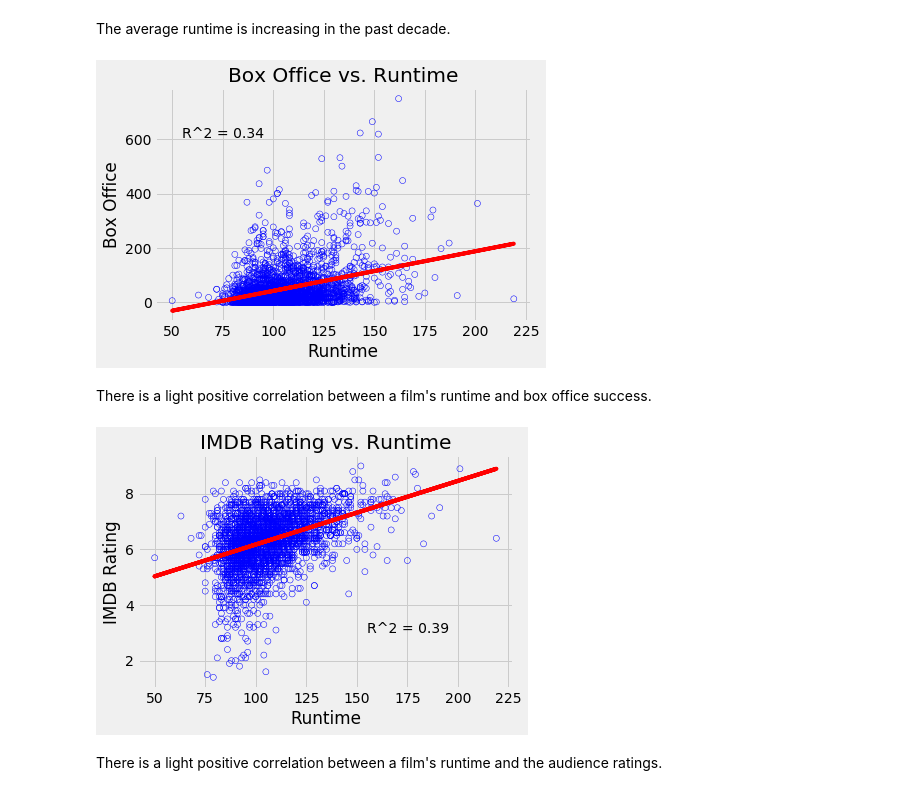
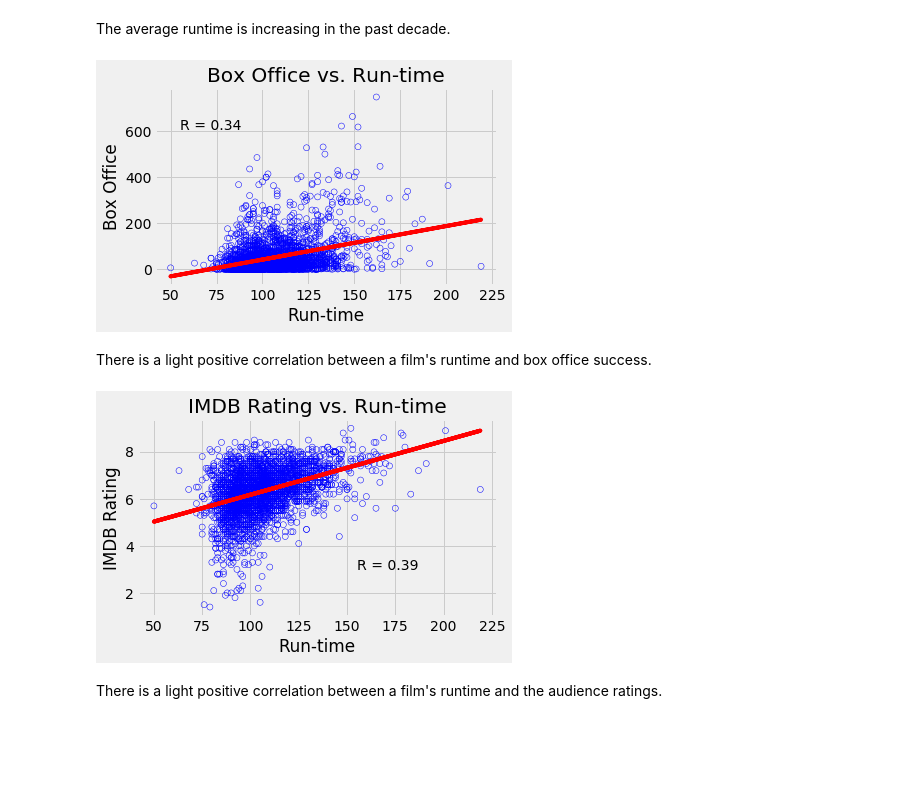
Before and after one commit to davidneedsmorecoffee/movie-trends, a Jupyter notebook: Runtime_Review.ipynb, the cells around one changed output. Saved outputs shown, nothing was run; the diff lists cells and outputs as text; code cells hidden in the pictures; blank space fills up the shorter version.

```diff
--- a/Runtime_Review.ipynb
+++ b/Runtime_Review.ipynb
@@ -119,28 +120,29 @@ The average runtime is increasing in the past decade.
 # %%
 # Review relationship between runtime and box office
 
 x_values = runtime_df["Runtime"]
 y_values = runtime_df["Box Office"]
 
 
 (slope, intercept, rvalue, pvalue, stderr) = linregress(x_values,y_values)
 regress_values = x_values * slope + intercept
 line_eq = "y = " + str(round(slope,2)) + "x + " + str(round(intercept,2))
 
 
 plt.scatter(x_values,y_values,edgecolors="blue",facecolors="none",alpha=1)
 plt.style.use('fivethirtyeight')
-plt.title('Box Office vs. Runtime')
-plt.xlabel("Runtime")
+plt.title('Box Office vs. Run-time')
+plt.xlabel("Run-time")
 plt.ylabel("Box Office")
 rvalue = round(rvalue,2)
 plt.plot(x_values,regress_values,"r-")
-plt.annotate(f"R^2 = {rvalue}",(55,605))
+plt.annotate(f"R = {rvalue}",(55,605))
+plt.tight_layout()
 
 plt.savefig("runtime_images/Runtime_Boxoffice_Corr.png")
 plt.show()
 # %% [output]
-[figure, old version]
+[figure, new version]
 # %% [markdown]
 There is a light positive correlation between a film's runtime and box office success.
 # %%
@@ -157,17 +159,18 @@ line_eq = "y = " + str(round(slope,2)) + "x + " + str(round(intercept,2))
 
 plt.scatter(x_values,y_values,edgecolors="blue",facecolors="none",alpha=1)
 plt.style.use('fivethirtyeight')
-plt.title('IMDB Rating vs. Runtime')
-plt.xlabel("Runtime")
+plt.title('IMDB Rating vs. Run-time')
+plt.xlabel("Run-time")
 plt.ylabel("IMDB Rating")
 plt.plot(x_values,regress_values,"r-")
 rvalue = round(rvalue,2)
 plt.plot(x_values,regress_values,"r-")
-plt.annotate(f"R^2 = {rvalue}",(155,3))
+plt.annotate(f"R = {rvalue}",(155,3))
+plt.tight_layout()
 
 plt.savefig('runtime_images/Runtime_IMDBRating_Corr.png')
 plt.show()
 # %% [output]
-[figure, old version]
+[figure, new version]
 # %% [markdown]
 There is a light positive correlation between a film's runtime and the audience ratings.
```
Also changed, not shown: parts of 1 cell of this notebook, 6 other files.
